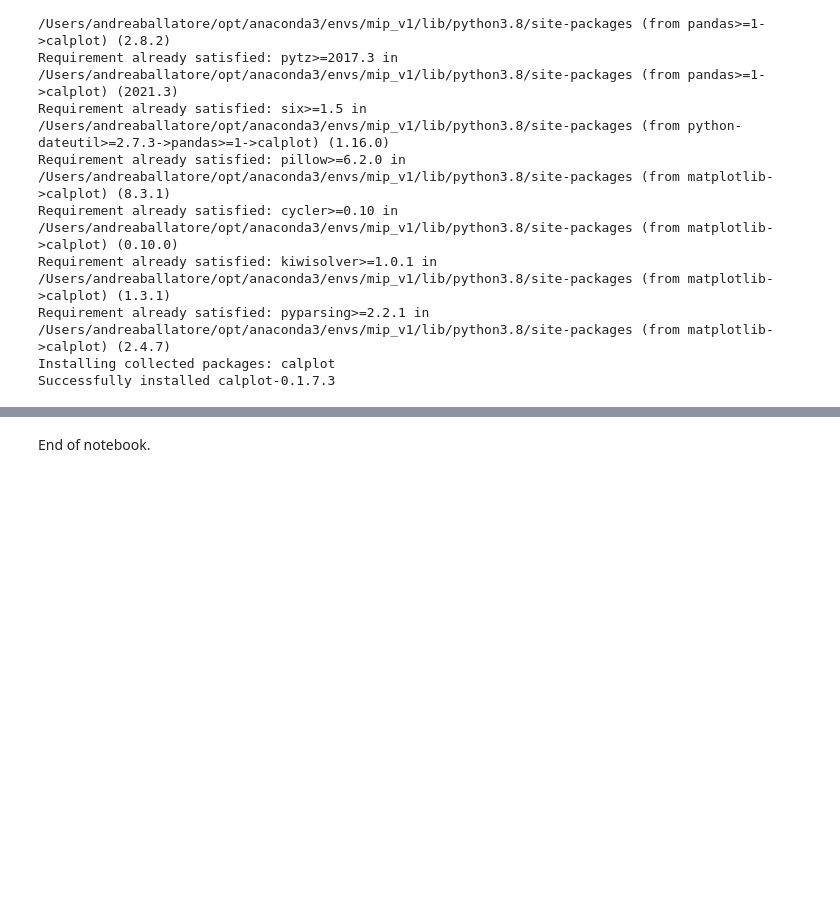
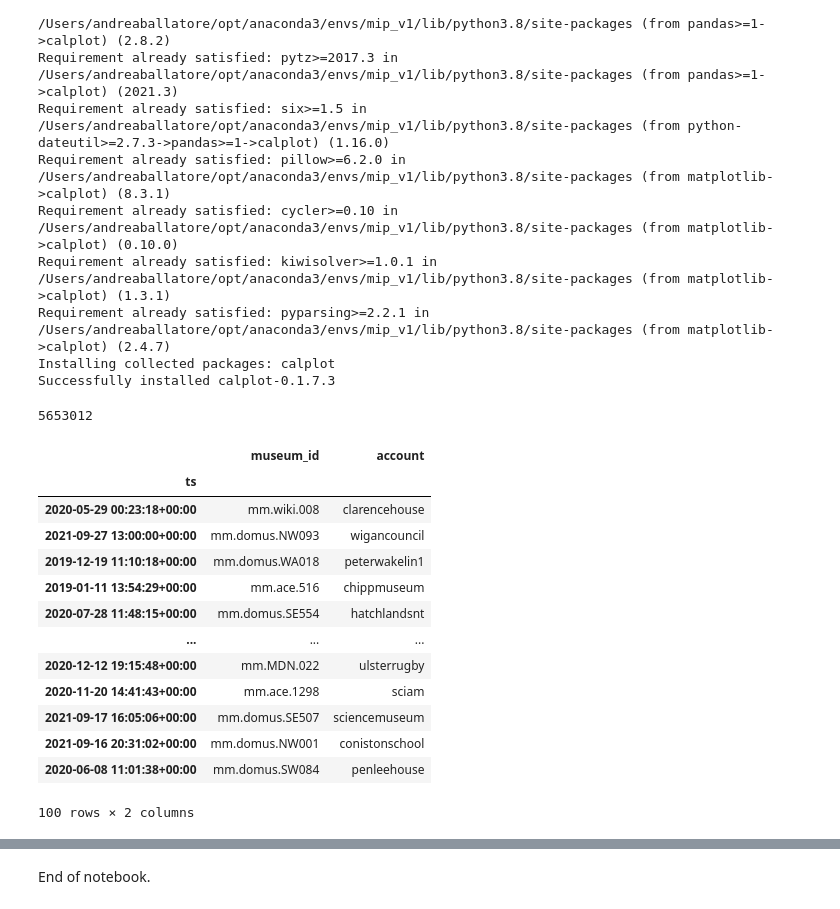
Before and after one commit to Birkbeck/museums-in-the-pandemic, a Jupyter notebook: mip/notebooks/03_social_media_analytics.ipynb, the cells around one changed output, grey strips where cells are left out. Saved outputs shown, nothing was run; the diff lists cells and outputs as text; code cells hidden in the pictures; blank space fills up the shorter version.

```diff
--- a/mip/notebooks/03_social_media_analytics.ipynb
+++ b/mip/notebooks/03_social_media_analytics.ipynb
@@ -487,4 +487,28 @@ Requirement already satisfied: kiwisolver>=1.0.1 in /Users/andreaballatore/opt/a
 Requirement already satisfied: pyparsing>=2.2.1 in /Users/andreaballatore/opt/anaconda3/envs/mip_v1/lib/python3.8/site-packages (from matplotlib->calplot) (2.4.7)
 Installing collected packages: calplot
 Successfully installed calplot-0.1.7.3
+# %%
+import calplot
+df = pd.read_pickle(tw_fn)
+print(len(df))
+# %% [output]
+5653012
+# %%
+df.sample(100)
+#ax = calplot.calplot(df.sample(100), cmap='YlGn') #, colorbar=False, how='count')
+# %% [output]
+|  | museum_id | account |
+| ts |  |  |
+| 2020-05-29 00:23:18+00:00 | mm.wiki.008 | clarencehouse |
+| 2021-09-27 13:00:00+00:00 | mm.domus.NW093 | wigancouncil |
+| 2019-12-19 11:10:18+00:00 | mm.domus.WA018 | peterwakelin1 |
+| 2019-01-11 13:54:29+00:00 | mm.ace.516 | chippmuseum |
+| 2020-07-28 11:48:15+00:00 | mm.domus.SE554 | hatchlandsnt |
+| ... | ... | ... |
+| 2020-12-12 19:15:48+00:00 | mm.MDN.022 | ulsterrugby |
+| 2020-11-20 14:41:43+00:00 | mm.ace.1298 | sciam |
+| 2021-09-17 16:05:06+00:00 | mm.domus.SE507 | sciencemuseum |
+| 2021-09-16 20:31:02+00:00 | mm.domus.NW001 | conistonschool |
+| 2020-06-08 11:01:38+00:00 | mm.domus.SW084 | penleehouse |
+100 rows × 2 columns
 # %%
```
Also changed, not shown: parts of 2 cells of this notebook, 6 other files.
